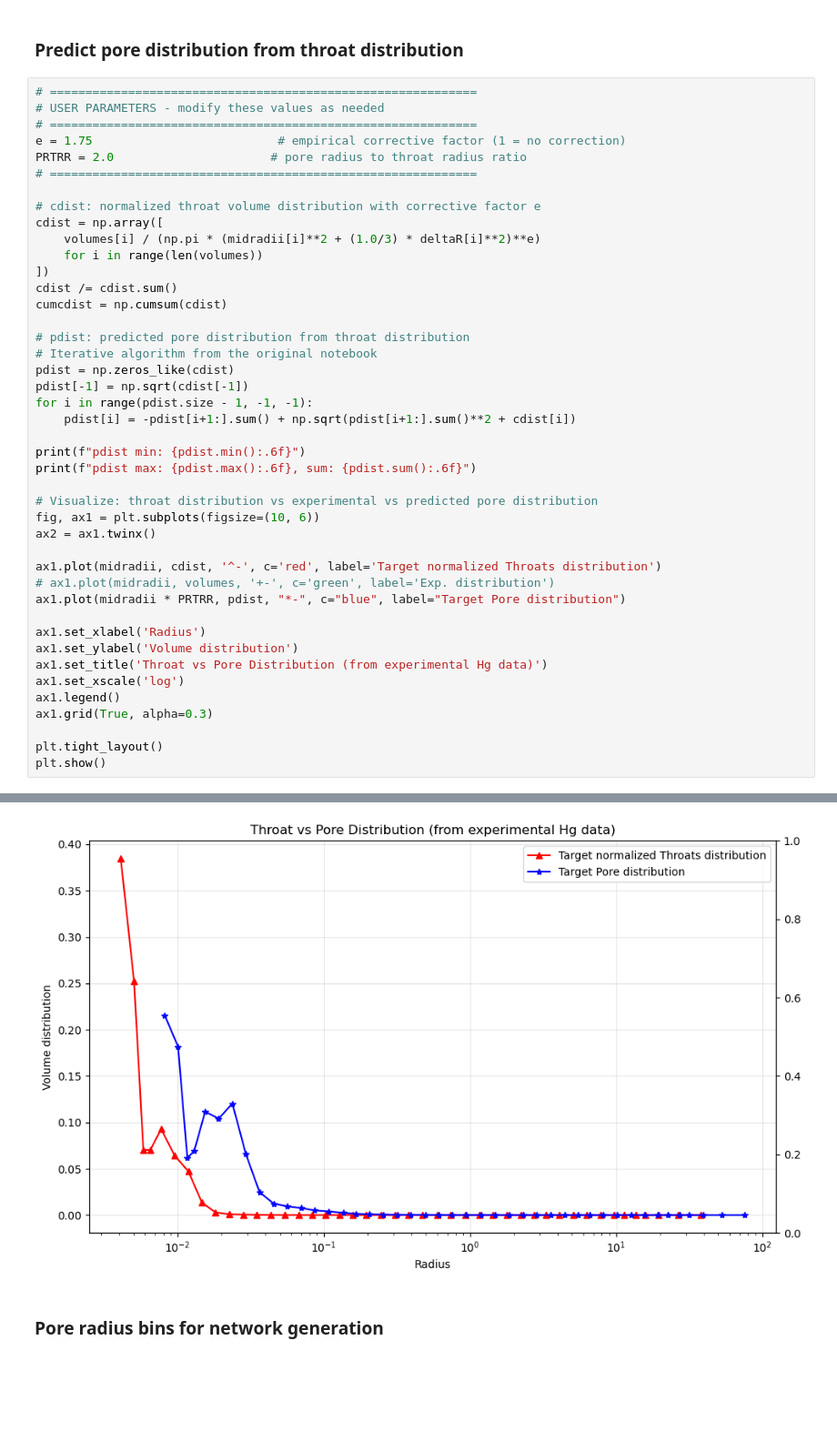
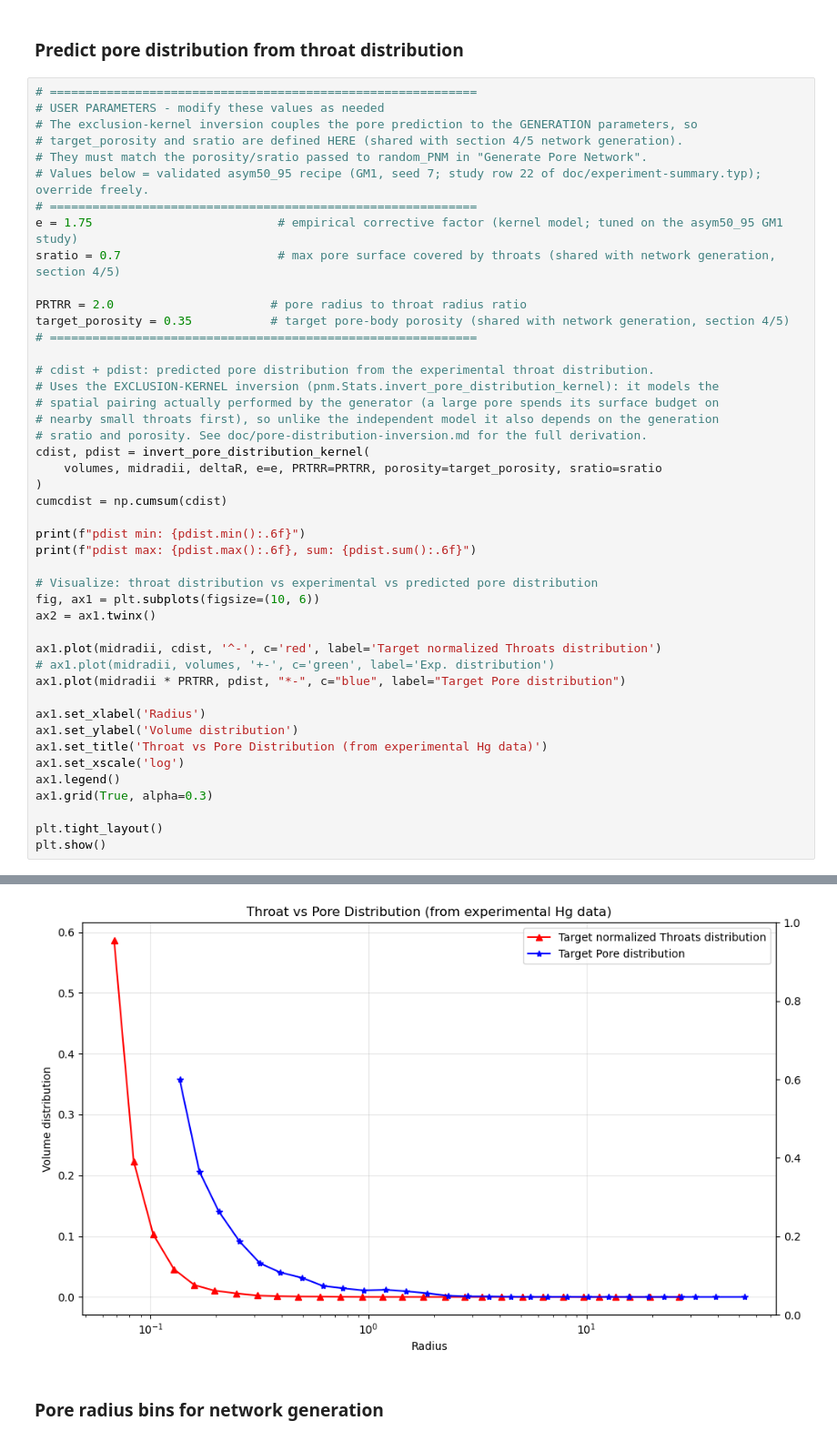
Before and after one commit to jerome-lux/pnm, a Jupyter notebook: examples/PNM-generation.ipynb, the cells around one changed output, grey strips where cells are left out. Shown at 91% size. Drawn from its saved outputs; the diff is of its cells as text; blank space fills up the shorter version.

```diff
--- a/examples/PNM-generation.ipynb
+++ b/examples/PNM-generation.ipynb
@@ -230,25 +251,27 @@ Max fraction radius: 0.0119
 # %%
 # ============================================================
 # USER PARAMETERS - modify these values as needed
+# The exclusion-kernel inversion couples the pore prediction to the GENERATION parameters, so
+# target_porosity and sratio are defined HERE (shared with section 4/5 network generation).
+# They must match the porosity/sratio passed to random_PNM in "Generate Pore Network".
+# Values below = validated asym50_95 recipe (GM1, seed 7; study row 22 of doc/experiment-summary.typ); override freely.
 # ============================================================
-e = 1.75                          # empirical corrective factor (1 = no correction)
+e = 1.75                          # empirical corrective factor (kernel model; tuned on the asym50_95 GM1 study)
+sratio = 0.7                      # max pore surface covered by throats (shared with network generation, section 4/5)
+
 PRTRR = 2.0                      # pore radius to throat radius ratio
+target_porosity = 0.35           # target pore-body porosity (shared with network generation, section 4/5)
 # ============================================================
 
-# cdist: normalized throat volume distribution with corrective factor e
-cdist = np.array([
-    volumes[i] / (np.pi * (midradii[i]**2 + (1.0/3) * deltaR[i]**2)**e)
-    for i in range(len(volumes))
-])
-cdist /= cdist.sum()
+# cdist + pdist: predicted pore distribution from the experimental throat distribution.
+# Uses the EXCLUSION-KERNEL inversion (pnm.Stats.invert_pore_distribution_kernel): it models the
+# spatial pairing actually performed by the generator (a large pore spends its surface budget on
+# nearby small throats first), so unlike the independent model it also depends on the generation
+# sratio and porosity. See doc/pore-distribution-inversion.md for the full derivation.
+cdist, pdist = invert_pore_distribution_kernel(
+    volumes, midradii, deltaR, e=e, PRTRR=PRTRR, porosity=target_porosity, sratio=sratio
+)
 cumcdist = np.cumsum(cdist)
-
-# pdist: predicted pore distribution from throat distribution
-# Iterative algorithm from the original notebook
-pdist = np.zeros_like(cdist)
-pdist[-1] = np.sqrt(cdist[-1])
-for i in range(pdist.size - 1, -1, -1):
-    pdist[i] = -pdist[i+1:].sum() + np.sqrt(pdist[i+1:].sum()**2 + cdist[i])
 
 print(f"pdist min: {pdist.min():.6f}")
 print(f"pdist max: {pdist.max():.6f}, sum: {pdist.sum():.6f}")
@@ -276,4 +299,4 @@ pdist max: 0.215559, sum: 1.000000
-[figure, old version]
+[figure, new version]
 # %% [markdown]
 ### Pore radius bins for network generation
 # %%
```
Also changed, not shown: parts of 22 cells of this notebook, 2 other files.
